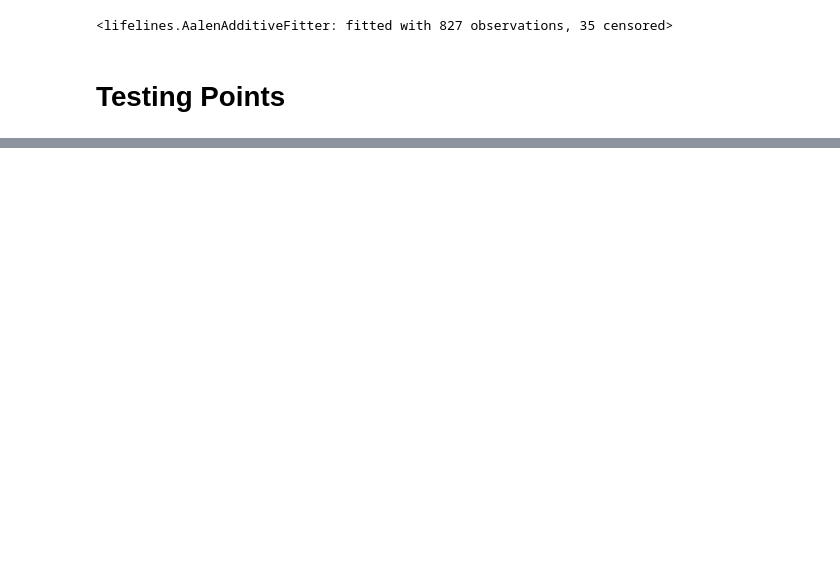
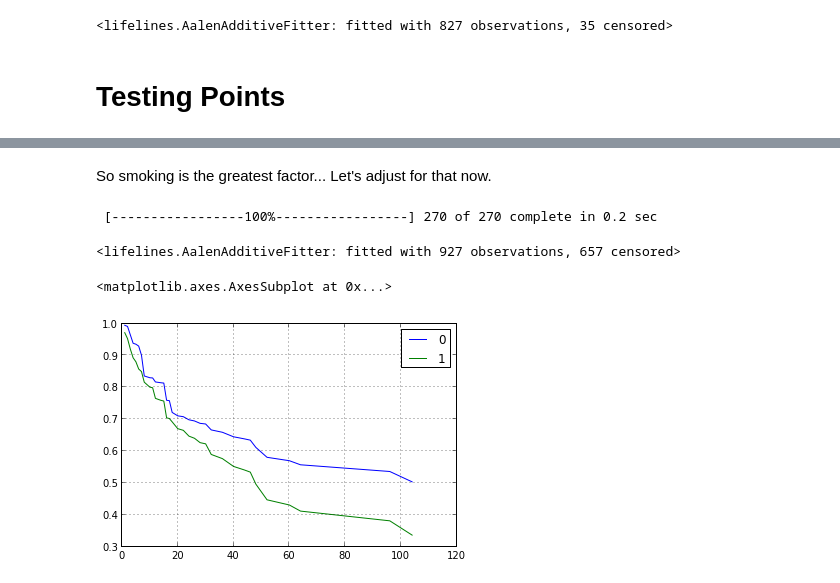
Before and after one commit to eamartin/nlsy_bf, a Jupyter notebook: NLSY Breast Feeding Duration Analysis.ipynb, the cells around one changed output, grey strips where cells are left out. Saved outputs shown, nothing was run; the diff lists cells and outputs as text; code cells hidden in the pictures; blank space fills up the shorter version.

Commit message:
finished factor analysis (including adjusting for smoking

```diff
--- a/NLSY Breast Feeding Duration Analysis.ipynb
+++ b/NLSY Breast Feeding Duration Analysis.ipynb
@@ -178,0 +235,12 @@ for s in ['poverty', 'smoking', 'alcohol', 'prenatal_care']:
+# %% [markdown]
+So smoking is the greatest factor... Let's adjust for that now.
+# %%
+aaf.fit(data[['duration', 'done_feeding', 'smoking']], duration_col='duration', event_col='smoking')
+# %% [output]
+ [-----------------100%-----------------] 270 of 270 complete in 0.2 sec
+<lifelines.AalenAdditiveFitter: fitted with 927 observations, 657 censored>
+# %%
+aaf.predict_survival_function(np.array([[0],[1]])).plot()
+# %% [output]
+<matplotlib.axes.AxesSubplot at 0x...>
+[figure, added]
```
Also changed, not shown: parts of 13 cells of this notebook, 3 other files.
